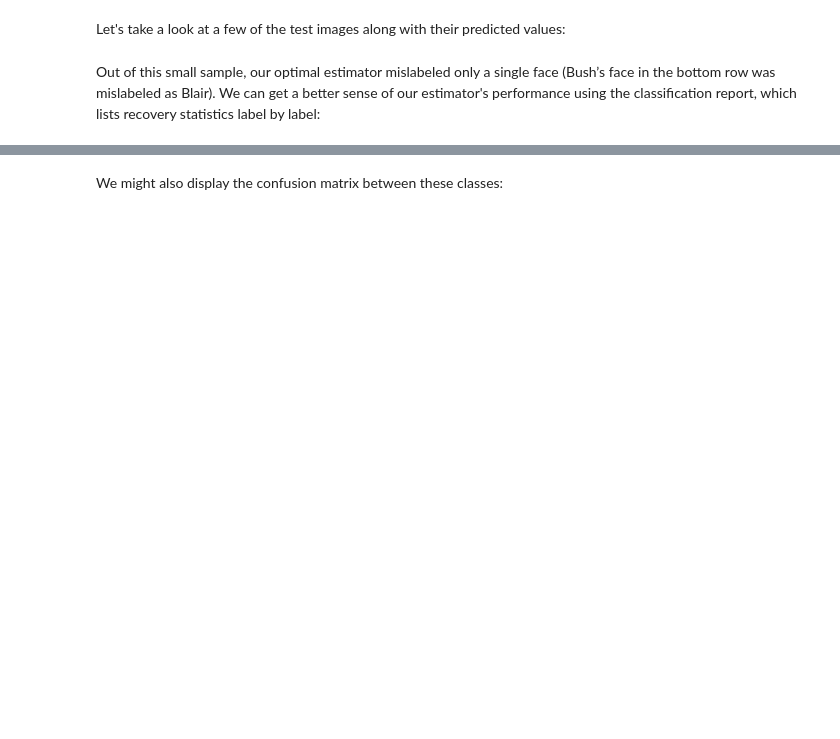
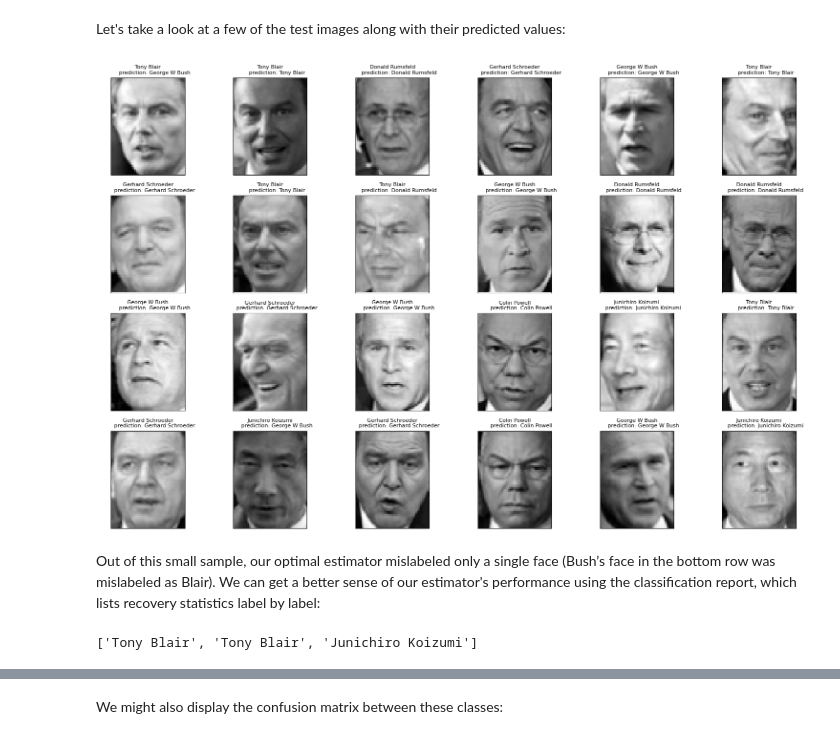
Before and after one commit to MuaazWahid/cs550, a Jupyter notebook: week7/hw/Module7-05-HW.ipynb, the cells around one changed output, grey strips where cells are left out. Drawn from its saved outputs; the diff is of its cells as text; code cells hidden in the pictures; blank space fills up the shorter version.

```diff
--- a/week7/hw/Module7-05-HW.ipynb
+++ b/week7/hw/Module7-05-HW.ipynb
@@ -54,0 +57,11 @@ Here we will adjust ``C`` (which controls the margin hardness) and ``gamma`` (wh
+# %%
+svc = SVC(kernel='rbf', class_weight='balanced')
+model = make_pipeline(pca, svc)
+
+param_grid = {'svc__C': [1, 5, 10, 50], 'svc__gamma': [0.0001, 0.0005, 0.001, 0.005]}
+
+grid = GridSearchCV(model, param_grid)
+grid.fit(X_train, y_train)
+
+print(grid.best_params_)
+print(grid.best_score_)
@@ -59,6 +91,30 @@ Now with this cross-validated model, we can predict the labels for the test data
 # %% [markdown]
 Let's take a look at a few of the test images along with their predicted values:
+# %%
+fig, ax = plt.subplots(4, 6, figsize=(16, 10))
+y_pred = grid.predict(X_test)
+missed_names = [] # for more info
+for i, axi in enumerate(ax.flat):
+    axi.imshow(X_test[i].reshape(62, 47), cmap="gray")
+    axi.set(xticks=[], yticks=[])
+    title = f"{faces.target_names[y_test[i]]}\n\
+        prediction: {faces.target_names[y_pred[i]]}"
+    axi.set_title(title, size=8)
+
+    # just to check misses
+    if faces.target_names[y_test[i]] != faces.target_names[y_pred[i]]:
+        missed_names.append(faces.target_names[y_test[i]])
+
+plt.tight_layout()
+# %% [output]
+[figure, added]
 # %% [markdown]
 Out of this small sample, our optimal estimator mislabeled only a single face (Bush’s
 face in the bottom row was mislabeled as Blair).
 We can get a better sense of our estimator's performance using the classification report, which lists recovery statistics label by label:
+# %%
+# My model had a couple of misses
+# quick way to check missed predictions above
+missed_names
+# %% [output]
+['Tony Blair', 'Tony Blair', 'Junichiro Koizumi']
```
Also changed, not shown: parts of 8 cells of this notebook.
